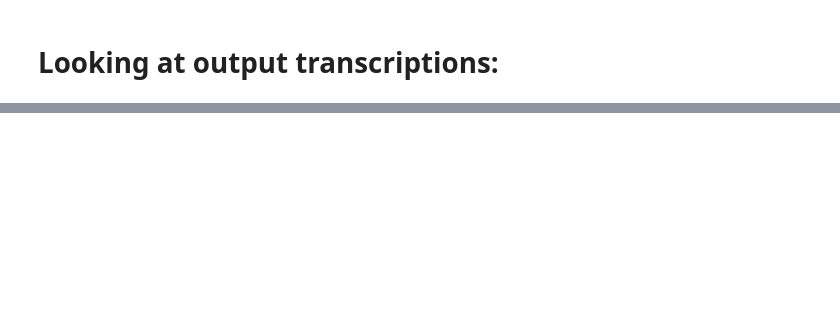
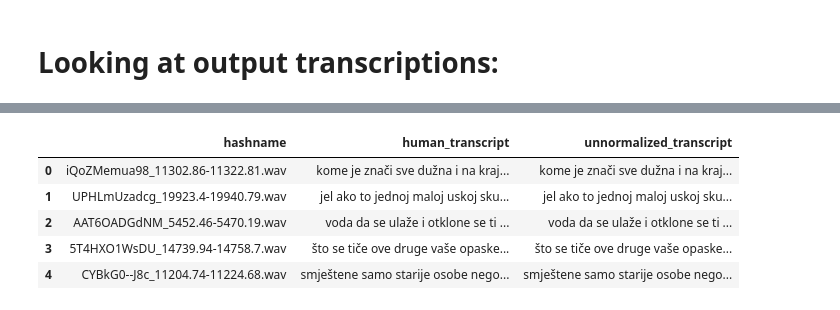
Before and after one commit to 5roop/task8, a Jupyter notebook: 18_training_normalised.ipynb, the cells around one changed output, grey strips where cells are left out. Cells and saved outputs as stored; diff of their text form; code cells hidden in the pictures; blank space fills up the shorter version.

```diff
--- a/18_training_normalised.ipynb
+++ b/18_training_normalised.ipynb
@@ -332,0 +359,11 @@ If your task is similar to the task the model of the checkpoint was trained on,
+# %%
+dev = pd.read_csv("17_dev.csv")
+test= pd.read_csv("17_test.csv")
+dev.head()
+# %% [output]
+|  | hashname | human_transcript | unnormalized_transcript |
+| 0 | iQoZMemua98_11302.86-11322.81.wav | kome je znači sve dužna i na kraj... | kome je znači sve dužna i na kraj... |
+| 1 | UPHLmUzadcg_19923.4-19940.79.wav | jel ako to jednoj maloj uskoj sku... | jel ako to jednoj maloj uskoj sku... |
+| 2 | AAT6OADGdNM_5452.46-5470.19.wav | voda da se ulaže i otklone se ti ... | voda da se ulaže i otklone se ti ... |
+| 3 | 5T4HXO1WsDU_14739.94-14758.7.wav | što se tiče ove druge vaše opaske... | što se tiče ove druge vaše opaske... |
+| 4 | CYBkG0--J8c_11204.74-11224.68.wav | smještene samo starije osobe nego... | smještene samo starije osobe nego... |
```
Also changed, not shown: parts of 7 cells of this notebook, 2 other files.
